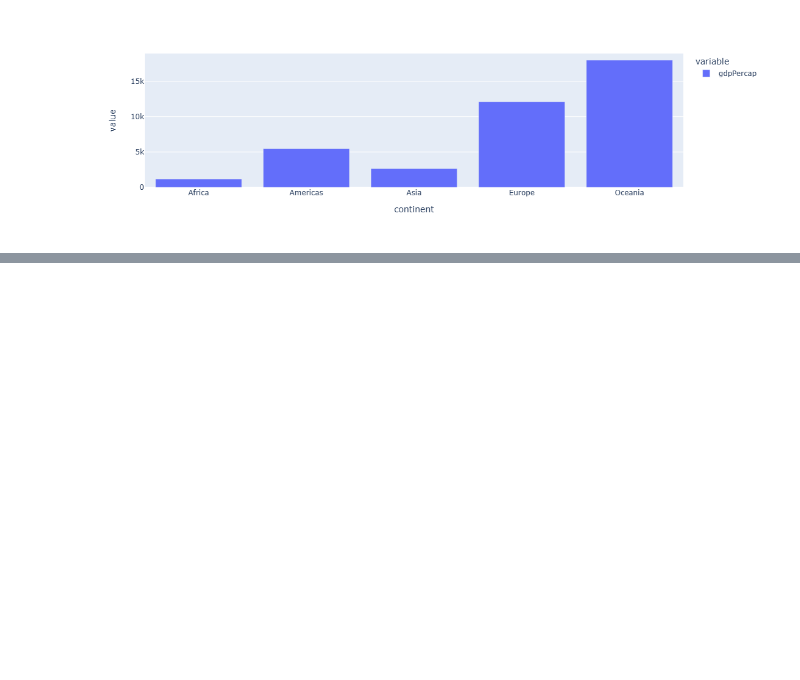
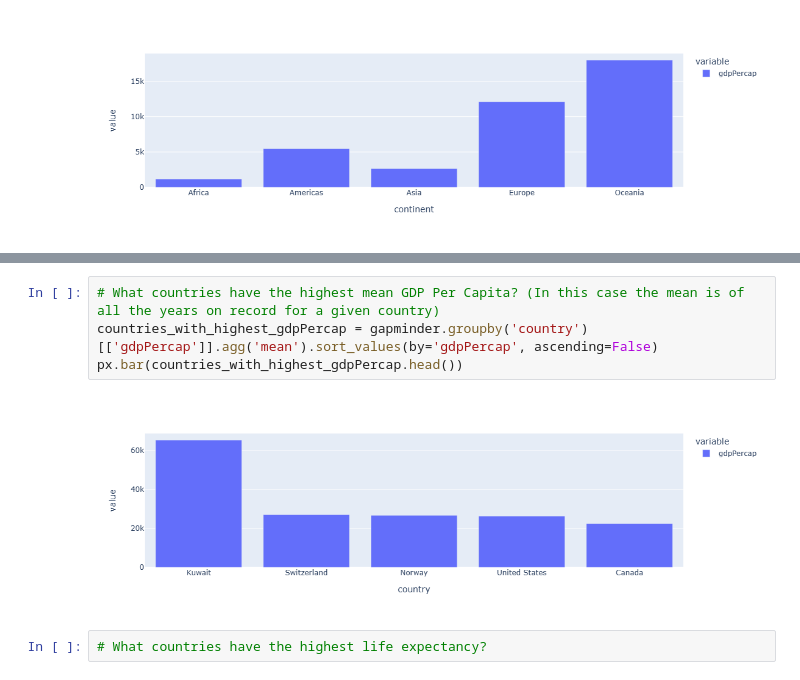
Before and after one commit to elmunoz42/python-plots, a Jupyter notebook: plot-examples.ipynb, the cells around one changed output, grey strips where cells are left out. Drawn from its saved outputs; the diff is of its cells as text; blank space fills up the shorter version.

```diff
--- a/plot-examples.ipynb
+++ b/plot-examples.ipynb
@@ -81,0 +133,8 @@ px.bar(ans4)
+# %%
+# What countries have the highest mean GDP Per Capita? (In this case the mean is of all the years on record for a given country)
+countries_with_highest_gdpPercap = gapminder.groupby('country')[['gdpPercap']].agg('mean').sort_values(by='gdpPercap', ascending=False)
+px.bar(countries_with_highest_gdpPercap.head())
+# %% [output]
+[figure, added]
+# %%
+# What countries have the highest life expectancy?
```
Also changed, not shown: parts of 10 cells of this notebook.
